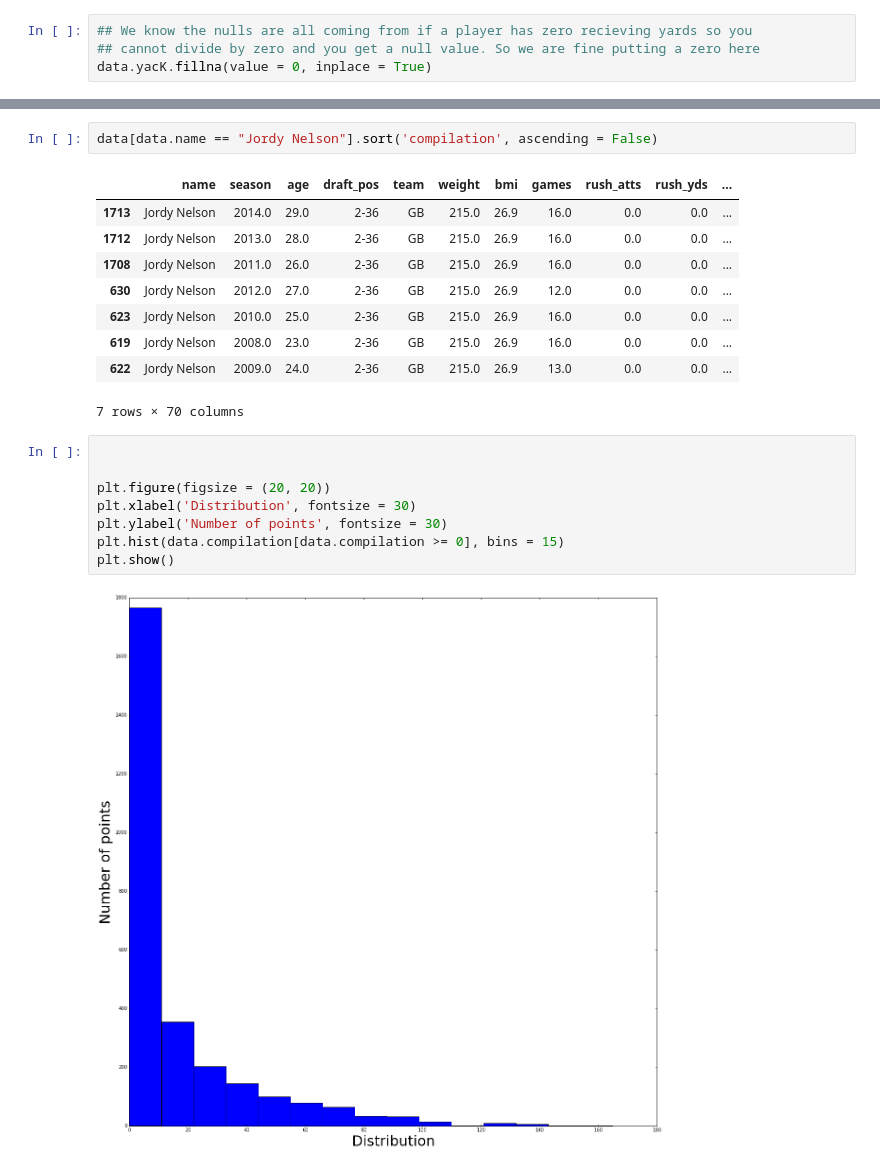
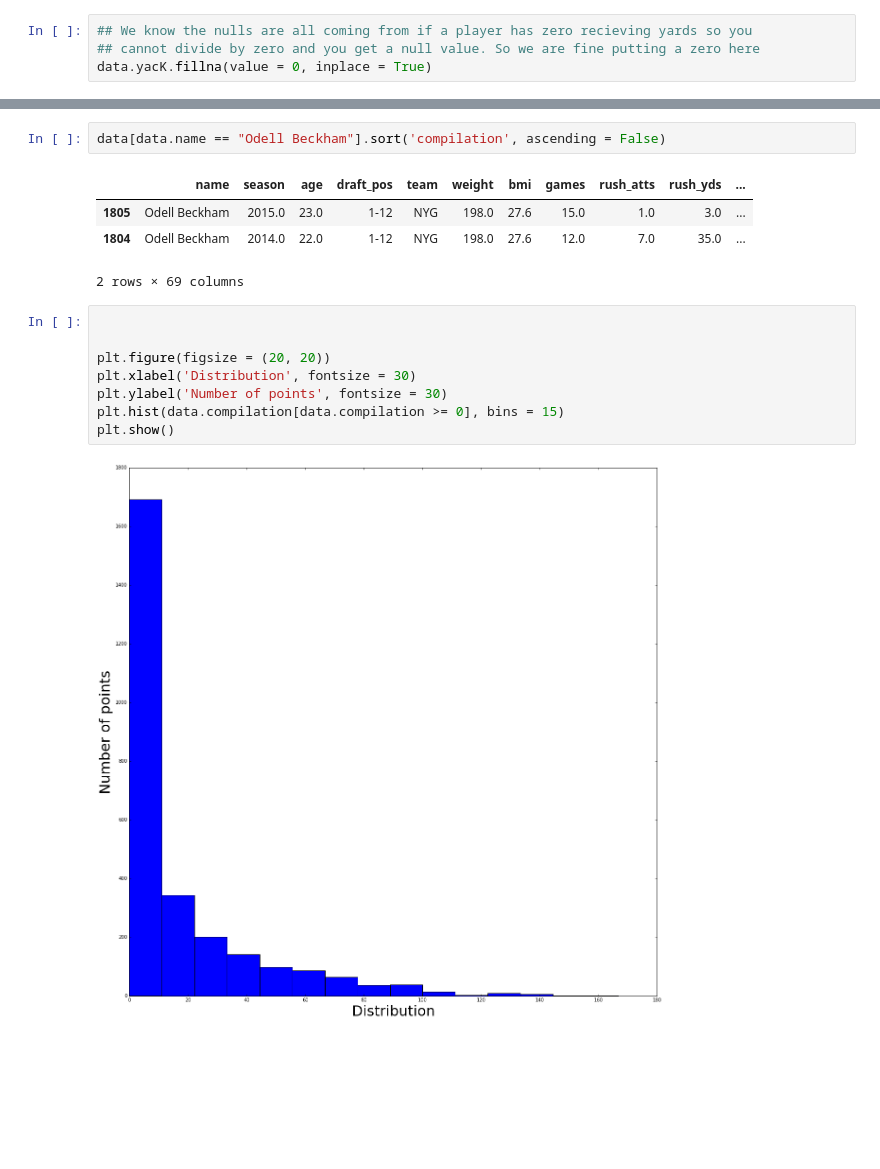
Before and after one commit to oneilltp18/GABBERT, a Jupyter notebook: wide_receivers/algorithm_sandbox.ipynb, the cells around one changed output, grey strips where cells are left out. Cells and saved outputs as stored; diff of their text form; blank space fills up the shorter version.

```diff
--- a/wide_receivers/algorithm_sandbox.ipynb
+++ b/wide_receivers/algorithm_sandbox.ipynb
@@ -293,15 +309,10 @@ print np.average(data.compilation[data.compilation >= 0])
 # %%
-data[data.name == "Jordy Nelson"].sort('compilation', ascending = False)
+data[data.name == "Odell Beckham"].sort('compilation', ascending = False)
 # %% [output]
 |  | name | season | age | draft_pos | team | weight | bmi | games | rush_atts | rush_yds | ... |
-| 1713 | Jordy Nelson | 2014.0 | 29.0 | 2-36 | GB | 215.0 | 26.9 | 16.0 | 0.0 | 0.0 | ... |
-| 1712 | Jordy Nelson | 2013.0 | 28.0 | 2-36 | GB | 215.0 | 26.9 | 16.0 | 0.0 | 0.0 | ... |
-| 1708 | Jordy Nelson | 2011.0 | 26.0 | 2-36 | GB | 215.0 | 26.9 | 16.0 | 0.0 | 0.0 | ... |
-| 630 | Jordy Nelson | 2012.0 | 27.0 | 2-36 | GB | 215.0 | 26.9 | 12.0 | 0.0 | 0.0 | ... |
-| 623 | Jordy Nelson | 2010.0 | 25.0 | 2-36 | GB | 215.0 | 26.9 | 16.0 | 0.0 | 0.0 | ... |
-| 619 | Jordy Nelson | 2008.0 | 23.0 | 2-36 | GB | 215.0 | 26.9 | 16.0 | 0.0 | 0.0 | ... |
-| 622 | Jordy Nelson | 2009.0 | 24.0 | 2-36 | GB | 215.0 | 26.9 | 13.0 | 0.0 | 0.0 | ... |
+| 1805 | Odell Beckham | 2015.0 | 23.0 | 1-12 | NYG | 198.0 | 27.6 | 15.0 | 1.0 | 3.0 | ... |
+| 1804 | Odell Beckham | 2014.0 | 22.0 | 1-12 | NYG | 198.0 | 27.6 | 12.0 | 7.0 | 35.0 | ... |
-7 rows × 70 columns
+2 rows × 69 columns
 # %%
 
 
@@ -311,7 +322,7 @@ plt.ylabel('Number of points', fontsize = 30)
 plt.hist(data.compilation[data.compilation >= 0], bins = 15)
 plt.show()
 # %% [output]
-[figure, old version]
+[figure, new version]
 # %%
 import seaborn as sns
 
```
Also changed, not shown: parts of 13 cells of this notebook.
